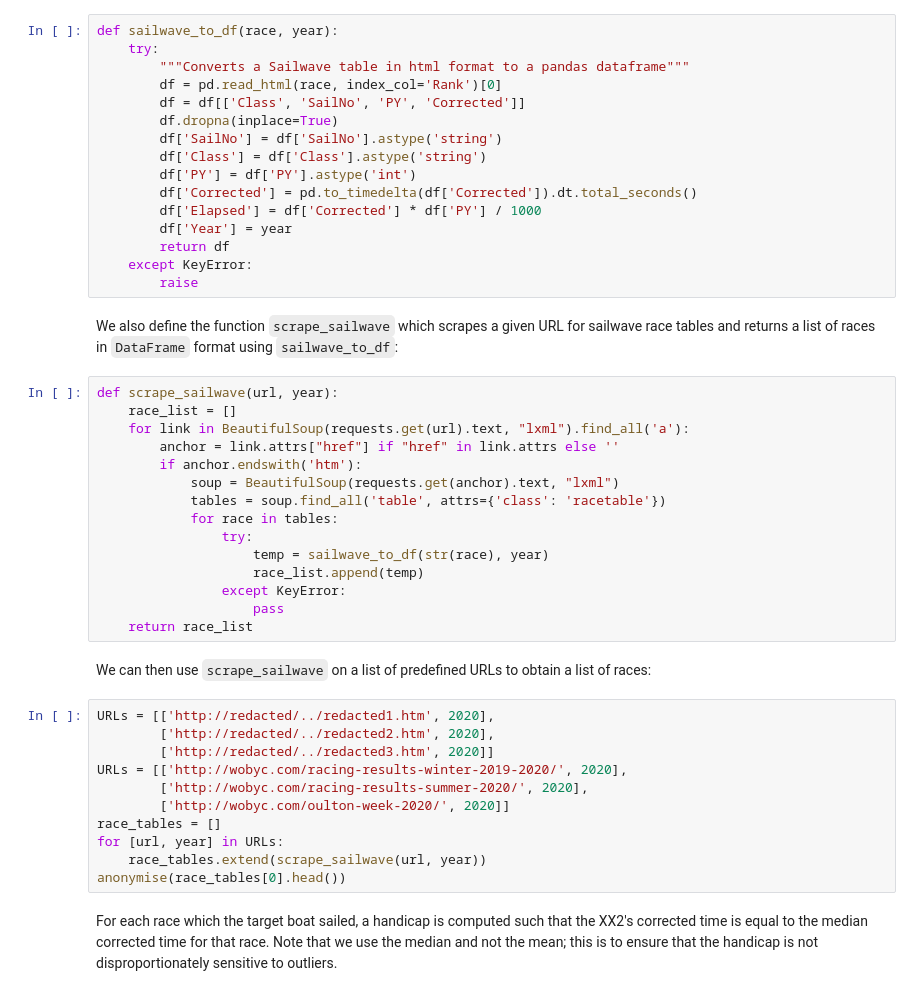
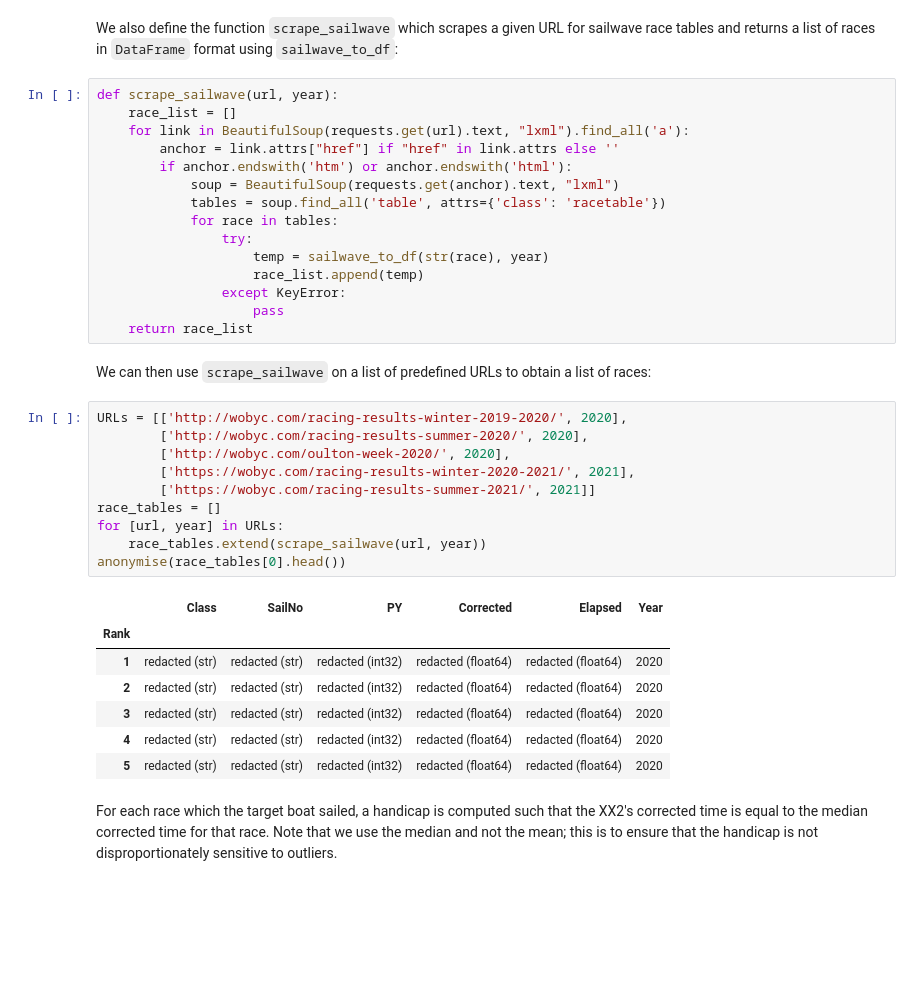
Before and after one commit to AdamYorkston/Experimental-PY-Calculator, a Jupyter notebook: Dinghy Handicap Calculations.ipynb, the cells around one changed output. Saved outputs shown, nothing was run; the diff lists cells and outputs as text; blank space fills up the shorter version.

```diff
--- a/Dinghy Handicap Calculations.ipynb
+++ b/Dinghy Handicap Calculations.ipynb
@@ -64,19 +94,3 @@ We define the function `sailwave_to_df` to automatically load an html race table
-# %%
-def sailwave_to_df(race, year):
-    try:
-        """Converts a Sailwave table in html format to a pandas dataframe"""
-        df = pd.read_html(race, index_col='Rank')[0]
-        df = df[['Class', 'SailNo', 'PY', 'Corrected']]
-        df.dropna(inplace=True)
-        df['SailNo'] = df['SailNo'].astype('string')
-        df['Class'] = df['Class'].astype('string')
-        df['PY'] = df['PY'].astype('int')
-        df['Corrected'] = pd.to_timedelta(df['Corrected']).dt.total_seconds()
-        df['Elapsed'] = df['Corrected'] * df['PY'] / 1000
-        df['Year'] = year
-        return df
-    except KeyError:
-        raise
 # %% [markdown]
 We also define the function `scrape_sailwave` which scrapes a given URL for sailwave race tables and returns a list of races in `DataFrame` format using `sailwave_to_df`:
 # %%
@@ -84,7 +98,7 @@ def scrape_sailwave(url, year):
     race_list = []
     for link in BeautifulSoup(requests.get(url).text, "lxml").find_all('a'):
         anchor = link.attrs["href"] if "href" in link.attrs else ''
-        if anchor.endswith('htm'):
+        if anchor.endswith('htm') or anchor.endswith('html'):
             soup = BeautifulSoup(requests.get(anchor).text, "lxml")
             tables = soup.find_all('table', attrs={'class': 'racetable'})
             for race in tables:
@@ -97,16 +111,23 @@ def scrape_sailwave(url, year):
 # %% [markdown]
 We can then use `scrape_sailwave` on a list of predefined URLs to obtain a list of races:
 # %%
-URLs = [['http://redacted/../redacted1.htm', 2020],
-        ['http://redacted/../redacted2.htm', 2020],
-        ['http://redacted/../redacted3.htm', 2020]]
 URLs = [['http://wobyc.com/racing-results-winter-2019-2020/', 2020],
         ['http://wobyc.com/racing-results-summer-2020/', 2020],
-        ['http://wobyc.com/oulton-week-2020/', 2020]]
+        ['http://wobyc.com/oulton-week-2020/', 2020],
+        ['https://wobyc.com/racing-results-winter-2020-2021/', 2021],
+        ['https://wobyc.com/racing-results-summer-2021/', 2021]]
 race_tables = []
 for [url, year] in URLs:
     race_tables.extend(scrape_sailwave(url, year))
 anonymise(race_tables[0].head())
+# %% [output]
+|  | Class | SailNo | PY | Corrected | Elapsed | Year |
+| Rank |  |  |  |  |  |  |
+| 1 | redacted (str) | redacted (str) | redacted (int32) | redacted (float64) | redacted (float64) | 2020 |
+| 2 | redacted (str) | redacted (str) | redacted (int32) | redacted (float64) | redacted (float64) | 2020 |
+| 3 | redacted (str) | redacted (str) | redacted (int32) | redacted (float64) | redacted (float64) | 2020 |
+| 4 | redacted (str) | redacted (str) | redacted (int32) | redacted (float64) | redacted (float64) | 2020 |
+| 5 | redacted (str) | redacted (str) | redacted (int32) | redacted (float64) | redacted (float64) | 2020 |
 # %% [markdown]
 For each race which the target boat sailed, a handicap is computed such that the XX2's corrected time is equal to the median corrected time for that race. Note that we use the median and not the mean; this is to ensure that the handicap is not disproportionately sensitive to outliers.
 # %%
```
Also changed, not shown: parts of 18 cells of this notebook.
